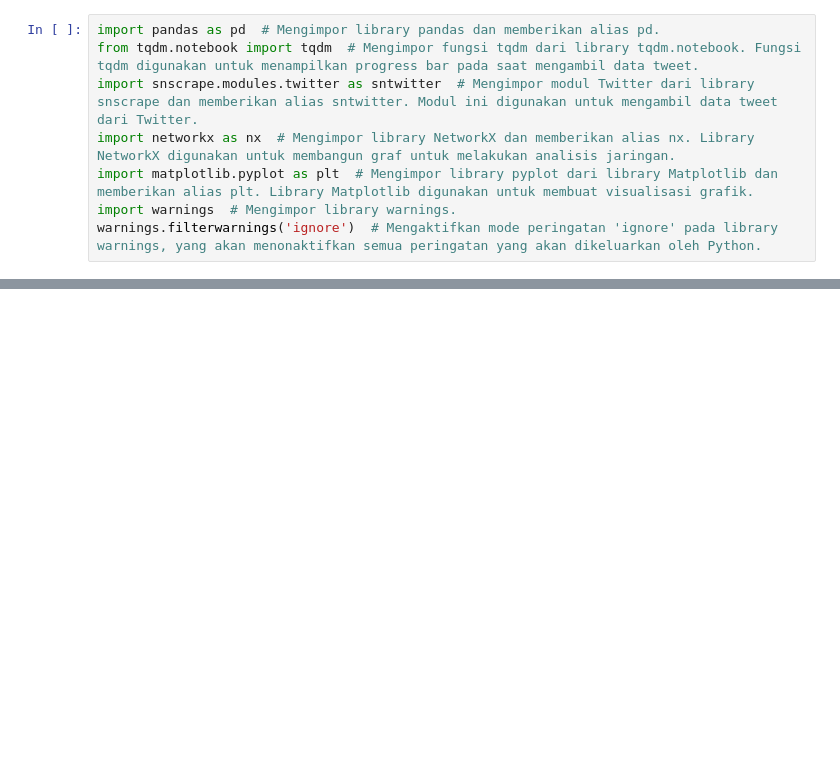
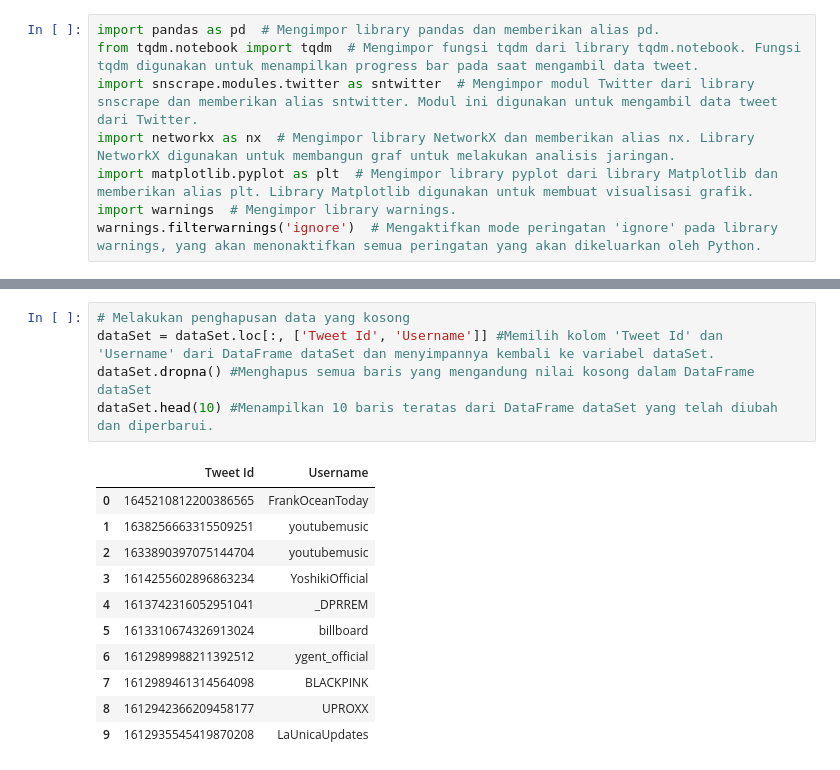
Before and after one commit to aiyafi/Social-Network-Analysis_K9Fox, a Jupyter notebook: Midterm prj/Groupxx_Social_Network_Analysis_Midterm_Project_Group.ipynb, the cells around one changed output, grey strips where cells are left out. Saved outputs shown, nothing was run; the diff lists cells and outputs as text; blank space fills up the shorter version.

```diff
--- a/Midterm prj/Groupxx_Social_Network_Analysis_Midterm_Project_Group.ipynb
+++ b/Midterm prj/Groupxx_Social_Network_Analysis_Midterm_Project_Group.ipynb
@@ -88,0 +95,17 @@ dtype: int64
+# %%
+# Melakukan penghapusan data yang kosong
+dataSet = dataSet.loc[:, ['Tweet Id', 'Username']] #Memilih kolom 'Tweet Id' dan 'Username' dari DataFrame dataSet dan menyimpannya kembali ke variabel dataSet.
+dataSet.dropna() #Menghapus semua baris yang mengandung nilai kosong dalam DataFrame dataSet
+dataSet.head(10) #Menampilkan 10 baris teratas dari DataFrame dataSet yang telah diubah dan diperbarui.
+# %% [output]
+|  | Tweet Id | Username |
+| 0 | 1645210812200386565 | FrankOceanToday |
+| 1 | 1638256663315509251 | youtubemusic |
+| 2 | 1633890397075144704 | youtubemusic |
+| 3 | 1614255602896863234 | YoshikiOfficial |
+| 4 | 1613742316052951041 | _DPRREM |
+| 5 | 1613310674326913024 | billboard |
+| 6 | 1612989988211392512 | ygent_official |
+| 7 | 1612989461314564098 | BLACKPINK |
+| 8 | 1612942366209458177 | UPROXX |
+| 9 | 1612935545419870208 | LaUnicaUpdates |
```
Also changed, not shown: parts of 13 cells of this notebook.
